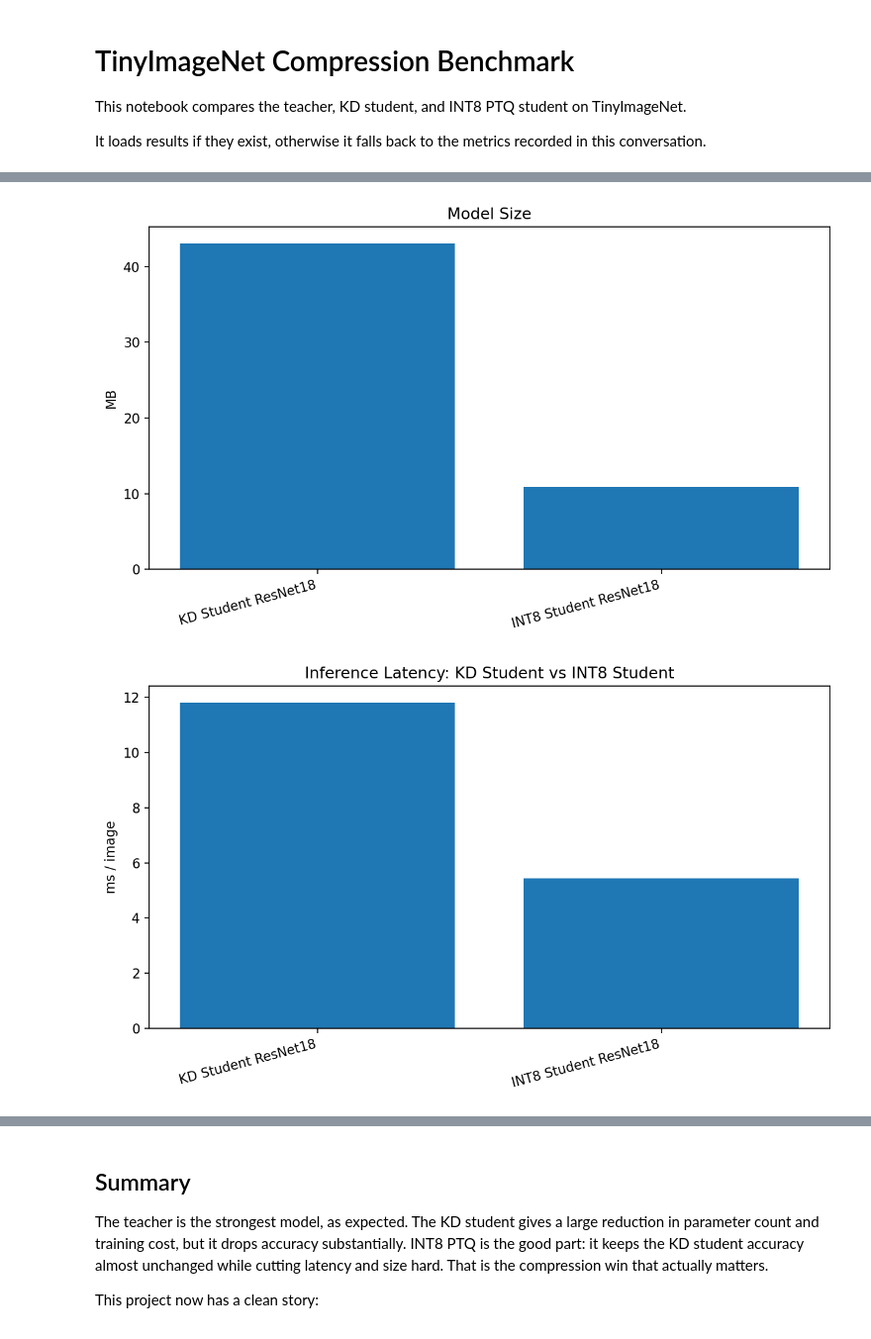
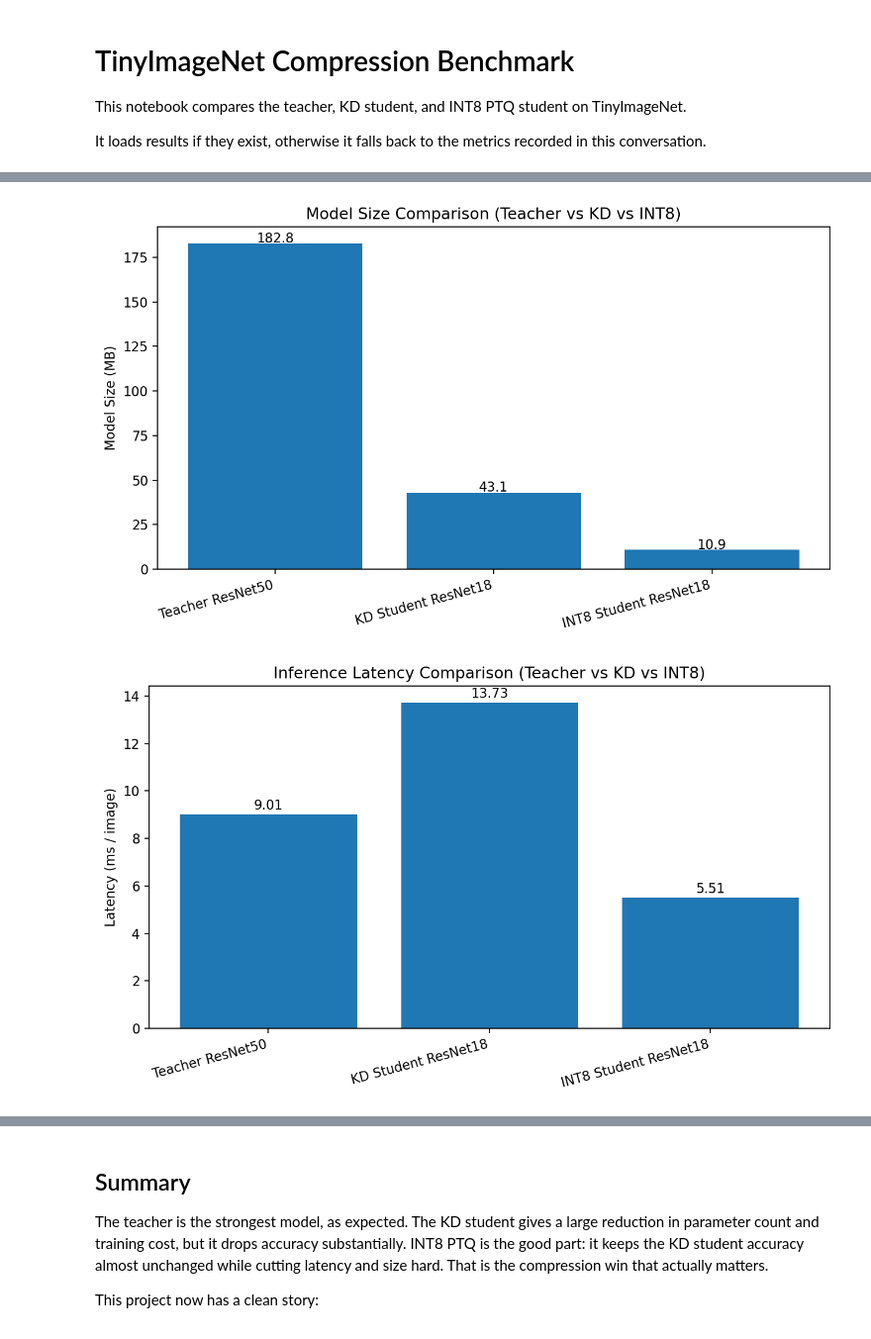
Before and after one commit to Priyakarna13/tinyimagenet-kd-quantization, a Jupyter notebook: tinyimagenet_final_comparison_notebook.ipynb, the cells around one changed output, grey strips where cells are left out. Shown at 99% size. Cells and saved outputs as stored; diff of their text form; code cells hidden in the pictures.

```diff
--- a/tinyimagenet_final_comparison_notebook.ipynb
+++ b/tinyimagenet_final_comparison_notebook.ipynb
@@ -46,7 +46,7 @@ teacher_params = teacher.get("teacher_params_M", teacher.get("params_M"))
 student_params = kd.get("student_params_M")
 
 rows = [
-    {
+        {
         "model": "Teacher ResNet50",
         "model_type": "teacher",
         "benchmark_acc": teacher.get("benchmark_acc"),
@@ -57,10 +57,10 @@ rows = [
         "train_time_sec": teacher.get("total_train_time_sec"),
         "wall_time_sec": teacher.get("total_wall_time_sec"),
         "peak_mem_gb": teacher.get("peak_mem_gb"),
-        "params_M": teacher.get("teacher_params_M", teacher.get("params_M", np.nan)),
-        "size_mb": np.nan,
-        "latency_ms": np.nan,
-        "throughput_img_s": np.nan,
+        "params_M": teacher.get("params_M", teacher.get("teacher_params_M")),
+        "size_mb": teacher.get("checkpoint_size_mb"),
+        "latency_ms": teacher.get("benchmark_latency_ms"),
+        "throughput_img_s": teacher.get("benchmark_throughput_img_s"),
         "compression_vs_teacher": 1.0,
         "note": "Reference model",
     },
@@ -239,6 +239,8 @@ comparison
 # %%
 # Plot 1: Benchmark accuracy
 fig = plt.figure(figsize=(8, 4.8))
+for i, v in enumerate(df["benchmark_acc"]):
+    plt.text(i, v + 0.5, f"{v:.2f}", ha="center")
 plt.bar(df["model"], df["benchmark_acc"])
 plt.ylabel("Accuracy (%)")
 plt.title("TinyImageNet Benchmark Accuracy")
@@ -251,6 +253,8 @@ plt.show()
 # %%
 # Plot 2: Benchmark loss
 fig = plt.figure(figsize=(8, 4.8))
+for i, v in enumerate(df["benchmark_loss"]):
+    plt.text(i, v + 0.02, f"{v:.3f}", ha="center")
 plt.bar(df["model"], df["benchmark_loss"])
 plt.ylabel("Loss")
 plt.title("TinyImageNet Benchmark Loss")
@@ -263,25 +267,33 @@ plt.show()
 # %%
-# Plot 3: Model size
+# Plot 3: Model Size
 fig = plt.figure(figsize=(8, 4.8))
-plt.bar(df["model"], df["size_mb"])
-plt.ylabel("MB")
-plt.title("Model Size")
+size_df = df.dropna(subset=["size_mb"])
+plt.bar(size_df["model"], size_df["size_mb"])
+plt.ylabel("Model Size (MB)")
+plt.title("Model Size Comparison (Teacher vs KD vs INT8)")
 plt.xticks(rotation=15, ha="right")
+
+for i, v in enumerate(size_df["size_mb"]):
+    plt.text(i, v + 0.5, f"{v:.1f}", ha="center")
+
 plt.tight_layout()
 plt.savefig(FIG_DIR / "model_size.png", bbox_inches="tight")
 plt.show()
 # %% [output]
-[figure, old version]
+[figure, new version]
 # %%
-# Plot 4: Latency
-lat_df = df[df["model"].isin(["KD Student ResNet18", "INT8 Student ResNet18"])].copy()
 fig = plt.figure(figsize=(8, 4.8))
+lat_df = df[df["latency_ms"].notna()].copy()
 plt.bar(lat_df["model"], lat_df["latency_ms"])
-plt.ylabel("ms / image")
-plt.title("Inference Latency: KD Student vs INT8 Student")
+plt.ylabel("Latency (ms / image)")
+plt.title("Inference Latency Comparison (Teacher vs KD vs INT8)")
 plt.xticks(rotation=15, ha="right")
+
+for i, v in enumerate(lat_df["latency_ms"]):
+    plt.text(i, v + 0.2, f"{v:.2f}", ha="center")
+
 plt.tight_layout()
-plt.savefig(FIG_DIR / "latency_students.png", bbox_inches="tight")
+plt.savefig(FIG_DIR / "latency_all_models.png", bbox_inches="tight")
 plt.show()
 # %% [output]
-[figure, old version]
+[figure, new version]
```
Also changed, not shown: parts of 10 cells of this notebook, 8 other files.
